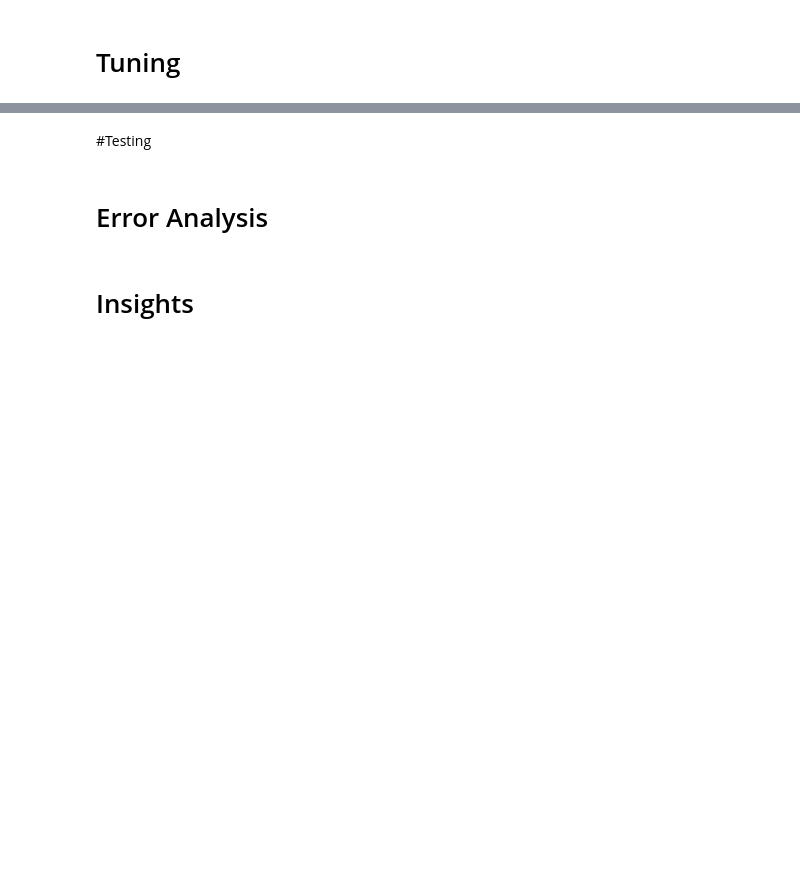
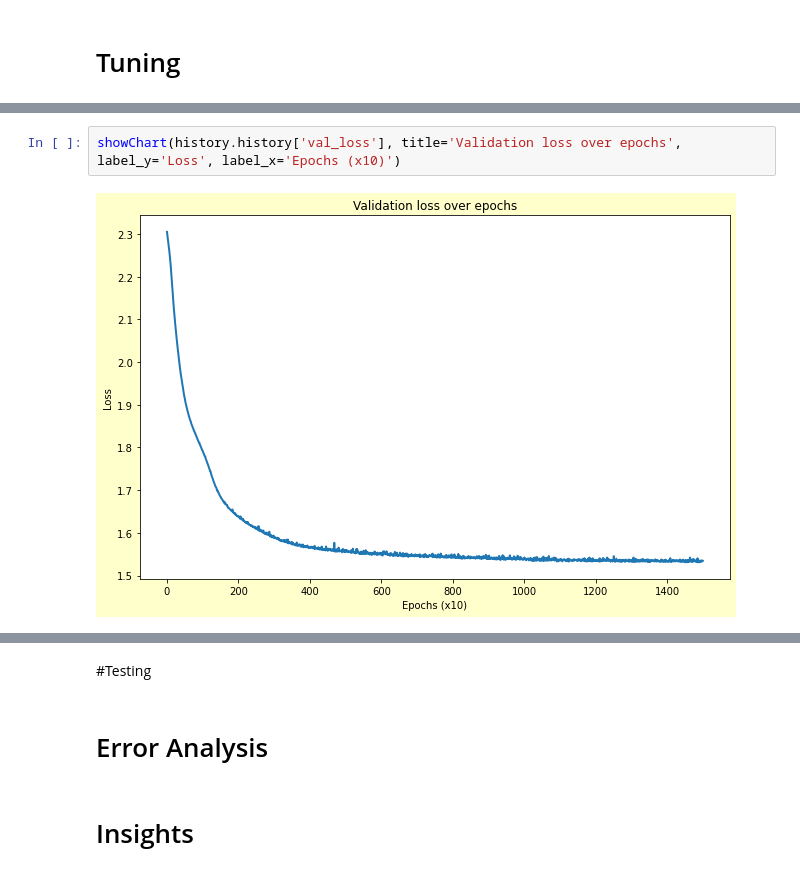
Before and after one commit to ads-ayaz/ml-playbook, a Jupyter notebook: 20200611_Music_classification_SCRATCH.ipynb, the cells around one changed output, grey strips where cells are left out. Saved outputs shown, nothing was run; the diff lists cells and outputs as text; blank space fills up the shorter version.

```diff
--- a/20200611_Music_classification_SCRATCH.ipynb
+++ b/20200611_Music_classification_SCRATCH.ipynb
@@ -306,0 +376,4 @@ plt.plot(history.history['accuracy'])
+# %%
+showChart(history.history['val_loss'], title='Validation loss over epochs', label_y='Loss', label_x='Epochs (x10)')
+# %% [output]
+[figure, added]
```
Also changed, not shown: parts of 27 cells of this notebook.
